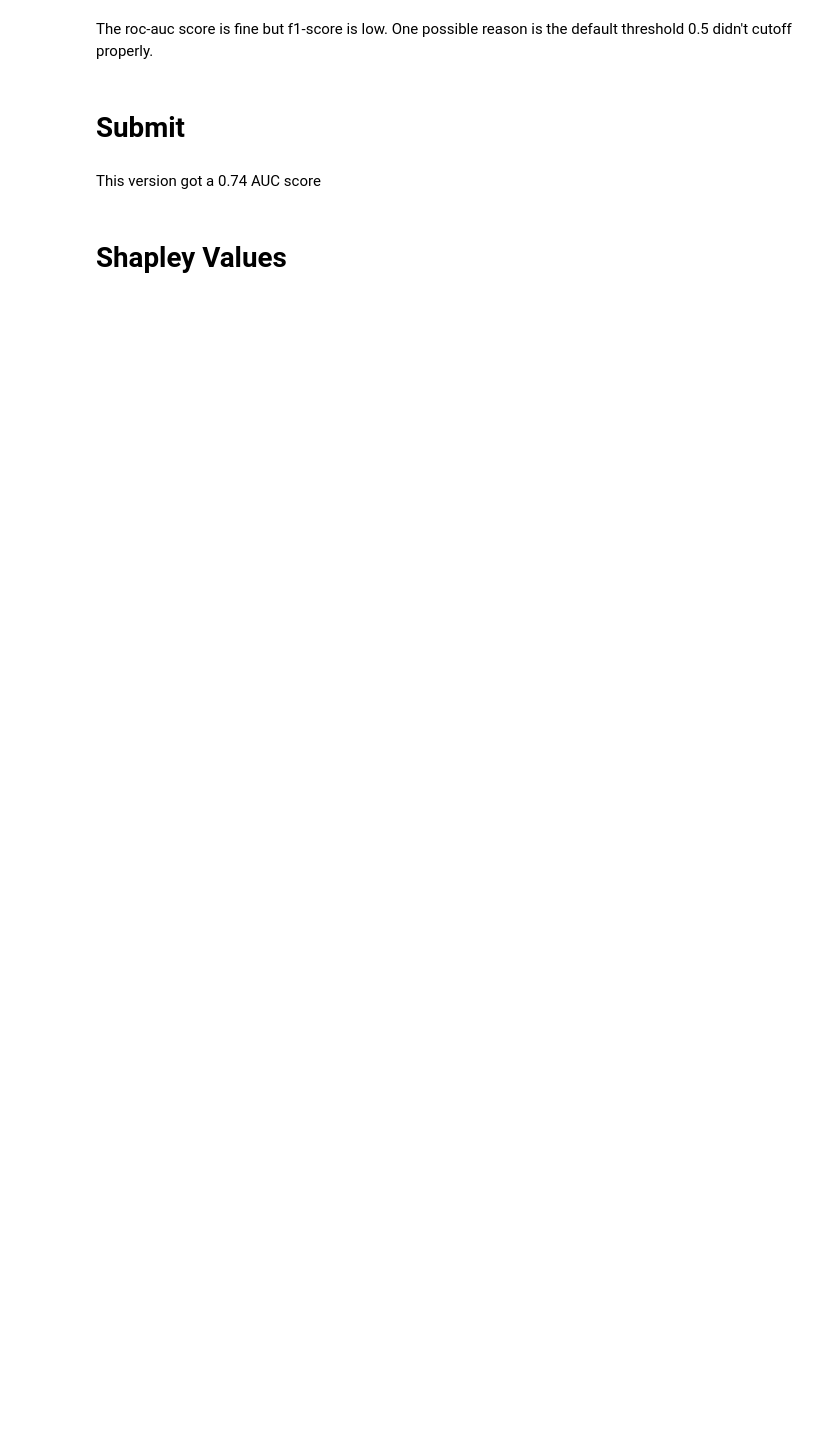
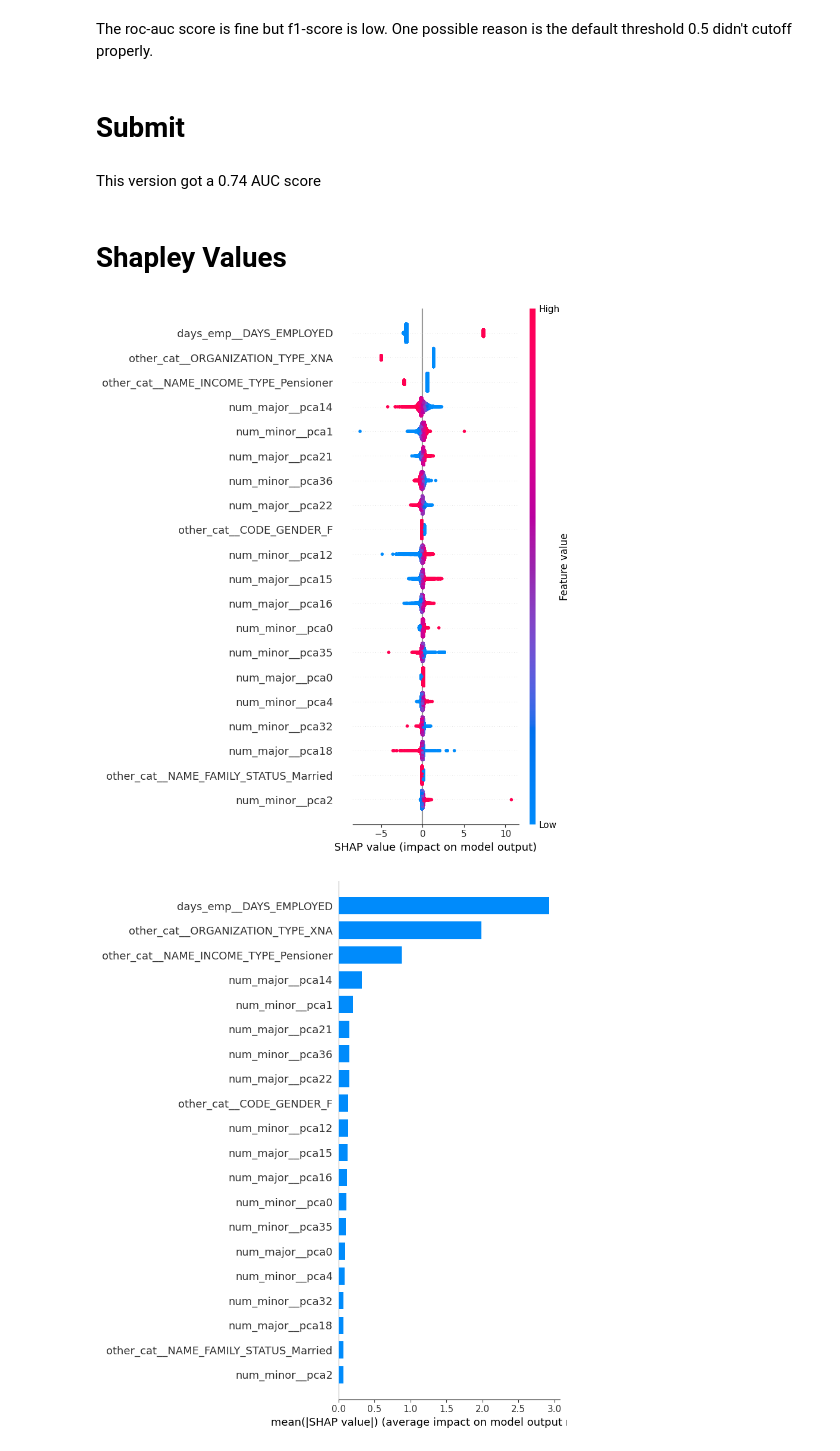
Before and after one commit to Yanxin-Ye/ml-ops-notes, a Jupyter notebook: designing-ml-systems/home-credit-default-risk/ml_modeling_lr.ipynb, the cells around one changed output. Drawn from its saved outputs; the diff is of its cells as text; code cells hidden in the pictures; blank space fills up the shorter version.

Commit message:
Save model and add linear model shapley

```diff
--- a/designing-ml-systems/home-credit-default-risk/ml_modeling_lr.ipynb
+++ b/designing-ml-systems/home-credit-default-risk/ml_modeling_lr.ipynb
@@ -428,0 +428,24 @@ shap.summary_plot(shap_values, X_train)
+# %%
+import shap
+
+# 1) Split the pipeline
+pre = best.named_steps["preprocessor"]
+clf = best.named_steps["clf"]
+
+# 2) Transform X with the (already-fitted) preprocessor
+X_train_tr = pre.transform(X_train)
+
+# 3) Optional: build a DataFrame for nicer plots (feature names are tricky; see note below)
+# If you have a reliable way to get feature names, set columns=feat_names.
+X_train_tr_df = pd.DataFrame(X_train_tr)
+
+# 4) Explain the linear model on transformed features
+explainer = shap.LinearExplainer(clf, X_train_tr, feature_perturbation="interventional")
+shap_values = explainer(X_train_tr)
+
+# 5) Plot
+shap.summary_plot(shap_values, X_train_tr_df)
+shap.summary_plot(shap_values, X_train_tr_df, plot_type="bar")
+# %% [output]
+[figure, added]
+[figure, added]
```
Also changed, not shown: parts of 6 cells of this notebook, 2 other files.
